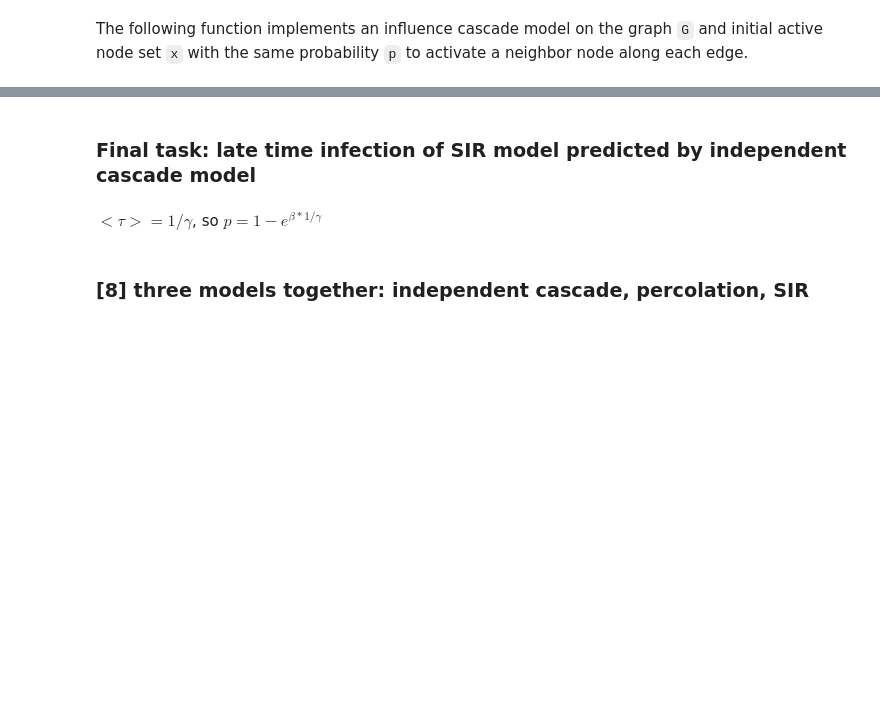
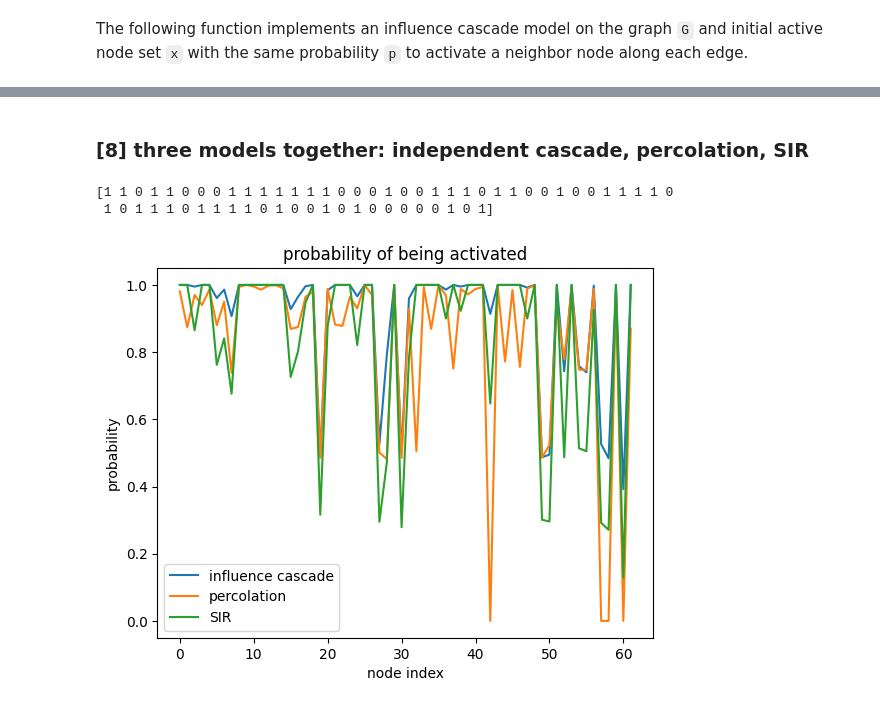
Before and after one commit to yilewang/dynamical_net_sys_class, a Jupyter notebook: lab6/lab6_yxw190015.ipynb, the cells around one changed output, grey strips where cells are left out. Drawn from its saved outputs; the diff is of its cells as text; code cells hidden in the pictures; blank space fills up the shorter version.

```diff
--- a/lab6/lab6_yxw190015.ipynb
+++ b/lab6/lab6_yxw190015.ipynb
@@ -289,7 +294,7 @@ for A, N, name in zip(A_list, N_list, name_list):
 ### [6] SIR plot with three different gamma
 # %%
 # calculate the SIR model for the network, using dolphins network
-beta = 3
+beta = 1
 gamma_list = [1, 2, 5]
 
 fig, axes = plt.subplots(nrows=1, ncols=3, figsize=(15, 6))
@@ -358,14 +399,0 @@ Repeating the influence cascade many times...
-# %%
-prob_collection_cascade = zeros((1000, N1))
-x = array([random.choice([0, 1]) for _ in range(N1)])
-for i in range(1000):
-    # step 1: run influence cascade
-    x = influence_cascade(G1, 0.5, x)
-    # step 2: record the probability of being activated
-    prob_collection_cascade[i] = x
-
-plt.plot(mean(prob_collection_cascade, axis=0))
-plt.xlabel('node index')
-plt.ylabel('probability')
-plt.title('probability of being activated by influence cascade')
-plt.show()
@@ -410,4 +399,0 @@ percolation(G1, A1, N1, x, p=0.5)
-# %% [markdown]
-### Final task: late time infection of SIR model predicted by independent cascade model
-# %% [markdown]
-$<\tau> = 1/\gamma$, so $p = 1 - e^{\beta * 1/\gamma}$
@@ -444,2 +400,58 @@ plt.show()
 # %% [markdown]
 ### [8] three models together: independent cascade, percolation, SIR
+# %%
+N = N1
+A = A1
+G = G1
+
+# the random seed set
+x = array([random.choice([0, 1]) for _ in range(N)])
+print(x)
+
+
+### The independent cascade model
+prob_collection_cascade = zeros((1000, N))
+for i in range(1000):
+    # step 1: run influence cascade
+    xx = influence_cascade(G, 0.5, x)
+    # step 2: record the probability of being activated
+    prob_collection_cascade[i] = xx
+
+### The percolation model
+prob_collection_percolation = zeros((1000, N))
+for i in range(1000):
+    # step 1: run influence cascade
+    xx = percolation(A, x, p=0.5)
+    # step 2: record the probability of being activated
+    prob_collection_percolation[i] = xx
+
+
+### The SIR of independent cascade model
+beta = 1
+
+prob_recovering = history_R[-1]
+
+prob_SIR = 1- exp(-beta*prob_recovering)
+
+### The independent cascade model
+prob_collection_SIR = zeros((1000, N))
+for i in range(1000):
+    # step 1: run influence cascade
+    xx = influence_cascade(G, p=prob_SIR, x=x)
+    # step 2: record the probability of being activated
+    prob_collection_SIR[i] = xx
+
+
+
+plt.plot(mean(prob_collection_cascade, axis=0), label='influence cascade')
+plt.plot(mean(prob_collection_percolation, axis=0), label='percolation')
+plt.plot(mean(prob_collection_SIR, axis=0), label='SIR')
+plt.xlabel('node index')
+plt.ylabel('probability')
+plt.title('probability of being activated')
+plt.legend()
+plt.show()
+# %% [output]
+[1 1 0 1 1 0 0 0 1 1 1 1 1 1 1 0 0 0 1 0 0 1 1 1 0 1 1 0 0 1 0 0 1 1 1 1 0
+ 1 0 1 1 1 0 1 1 1 1 0 1 0 0 1 0 1 0 0 0 0 0 1 0 1]
+[figure, added]
```
Also changed, not shown: parts of 21 cells of this notebook, 2 other files.
